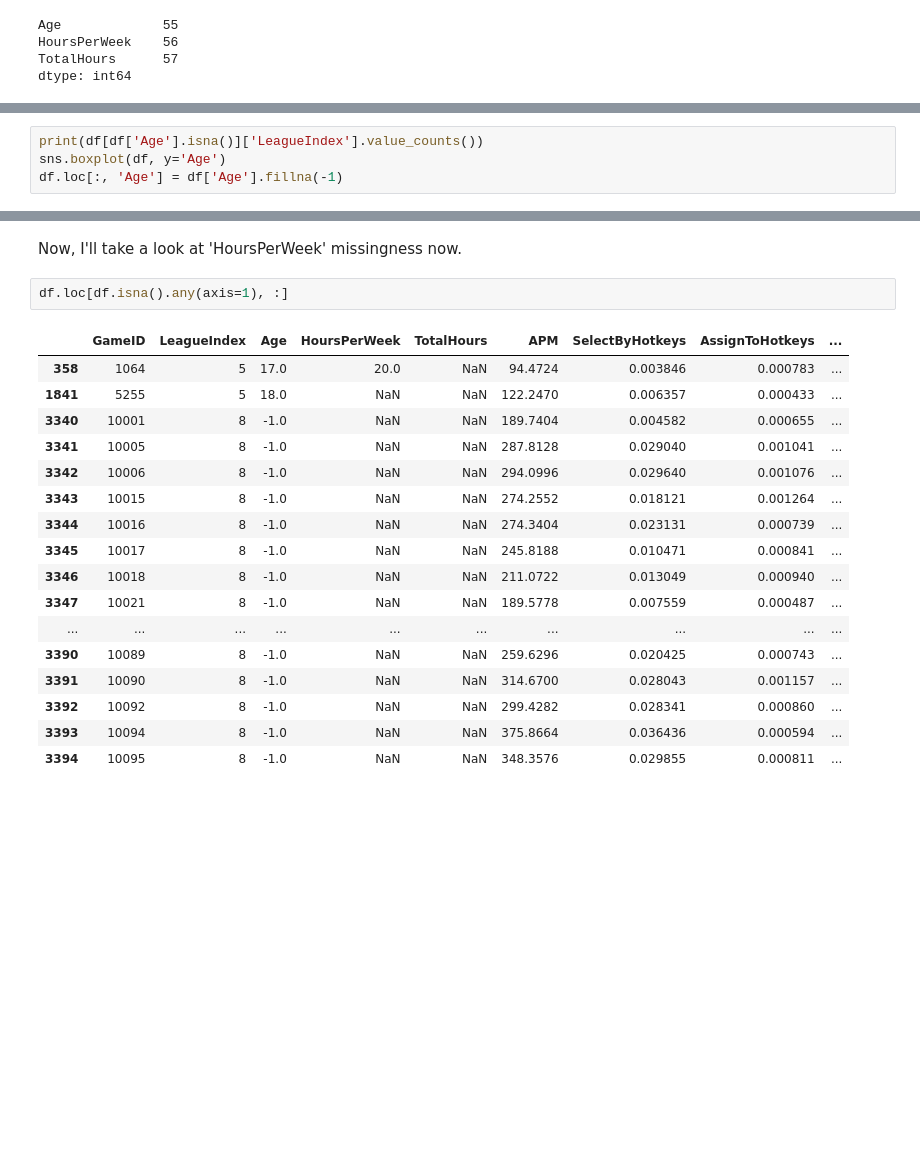
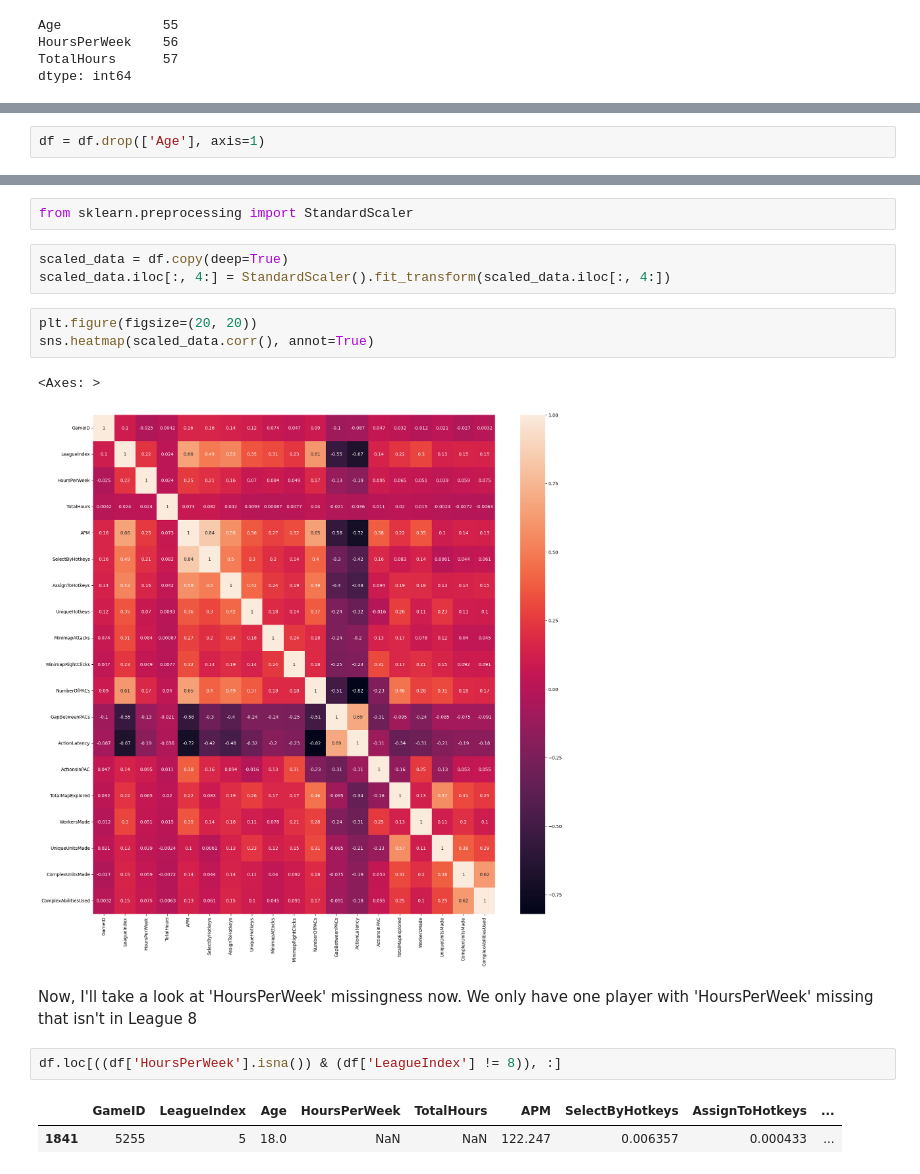
Before and after one commit to Ethan-Shapiro/EG-Starcraft-II-Project, a Jupyter notebook: notebook.ipynb, the cells around one changed output, grey strips where cells are left out. Saved outputs shown, nothing was run; the diff lists cells and outputs as text; blank space fills up the shorter version.

Commit message:
working on EDA and data cleaning still

```diff
--- a/notebook.ipynb
+++ b/notebook.ipynb
@@ -256,4 +249,0 @@ With the above in mind, I'm going to replace the missing values with a value tha
-# %%
-print(df[df['Age'].isna()]['LeagueIndex'].value_counts())
-sns.boxplot(df, y='Age')
-df.loc[:, 'Age'] = df['Age'].fillna(-1)
@@ -264,0 +257,2 @@ Name: count, dtype: int64
+# %%
+df = df.drop(['Age'], axis=1)
@@ -265,22 +281,19 @@ Name: count, dtype: int64
+# %%
+from sklearn.preprocessing import StandardScaler
+# %%
+scaled_data = df.copy(deep=True)
+scaled_data.iloc[:, 4:] = StandardScaler().fit_transform(scaled_data.iloc[:, 4:])
+# %%
+plt.figure(figsize=(20, 20))
+sns.heatmap(scaled_data.corr(), annot=True)
+# %% [output]
+<Axes: >
+[figure, added]
 # %% [markdown]
 Now, I'll take a look at 'HoursPerWeek' missingness now.
+We only have one player with 'HoursPerWeek' missing that isn't in League 8
 # %%
-df.loc[df.isna().any(axis=1), :]
+df.loc[((df['HoursPerWeek'].isna()) & (df['LeagueIndex'] != 8)), :]
 # %% [output]
 |  | GameID | LeagueIndex | Age | HoursPerWeek | TotalHours | APM | SelectByHotkeys | AssignToHotkeys | ... |
-| 358 | 1064 | 5 | 17.0 | 20.0 | NaN | 94.4724 | 0.003846 | 0.000783 | ... |
-| 1841 | 5255 | 5 | 18.0 | NaN | NaN | 122.2470 | 0.006357 | 0.000433 | ... |
-| 3340 | 10001 | 8 | -1.0 | NaN | NaN | 189.7404 | 0.004582 | 0.000655 | ... |
-| 3341 | 10005 | 8 | -1.0 | NaN | NaN | 287.8128 | 0.029040 | 0.001041 | ... |
-| 3342 | 10006 | 8 | -1.0 | NaN | NaN | 294.0996 | 0.029640 | 0.001076 | ... |
-| 3343 | 10015 | 8 | -1.0 | NaN | NaN | 274.2552 | 0.018121 | 0.001264 | ... |
-| 3344 | 10016 | 8 | -1.0 | NaN | NaN | 274.3404 | 0.023131 | 0.000739 | ... |
-| 3345 | 10017 | 8 | -1.0 | NaN | NaN | 245.8188 | 0.010471 | 0.000841 | ... |
-| 3346 | 10018 | 8 | -1.0 | NaN | NaN | 211.0722 | 0.013049 | 0.000940 | ... |
-| 3347 | 10021 | 8 | -1.0 | NaN | NaN | 189.5778 | 0.007559 | 0.000487 | ... |
-| ... | ... | ... | ... | ... | ... | ... | ... | ... | ... |
-| 3390 | 10089 | 8 | -1.0 | NaN | NaN | 259.6296 | 0.020425 | 0.000743 | ... |
-| 3391 | 10090 | 8 | -1.0 | NaN | NaN | 314.6700 | 0.028043 | 0.001157 | ... |
-| 3392 | 10092 | 8 | -1.0 | NaN | NaN | 299.4282 | 0.028341 | 0.000860 | ... |
-| 3393 | 10094 | 8 | -1.0 | NaN | NaN | 375.8664 | 0.036436 | 0.000594 | ... |
-| 3394 | 10095 | 8 | -1.0 | NaN | NaN | 348.3576 | 0.029855 | 0.000811 | ... |
+| 1841 | 5255 | 5 | 18.0 | NaN | NaN | 122.247 | 0.006357 | 0.000433 | ... |
```
Also changed, not shown: parts of 29 cells of this notebook, 1 other file.
